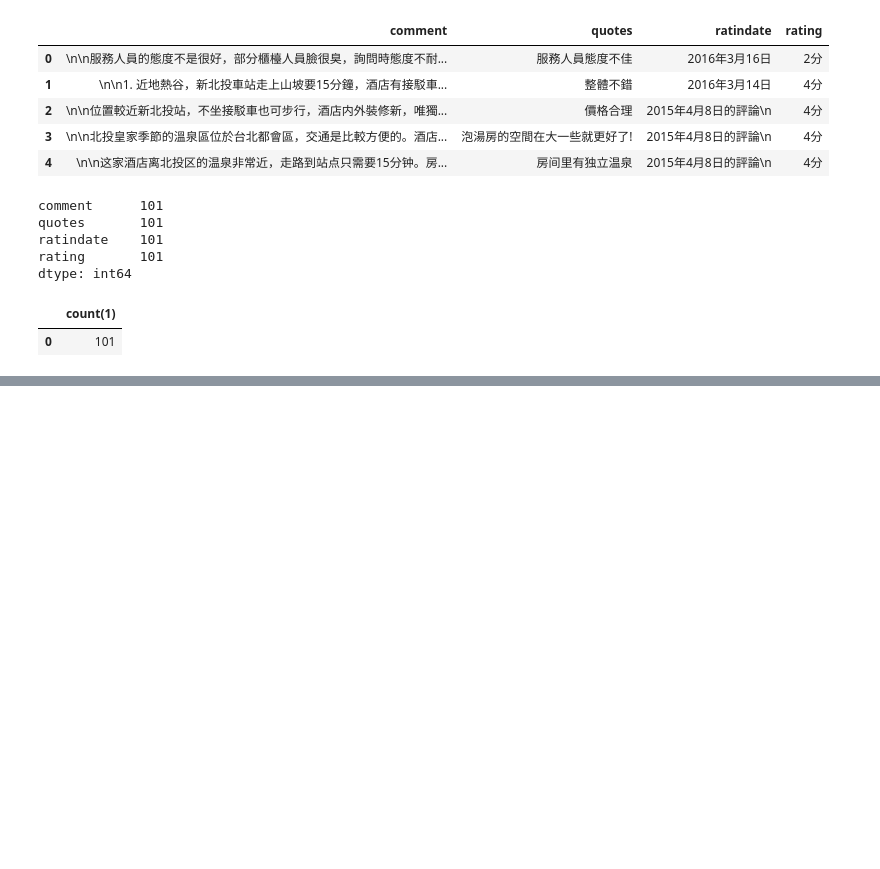
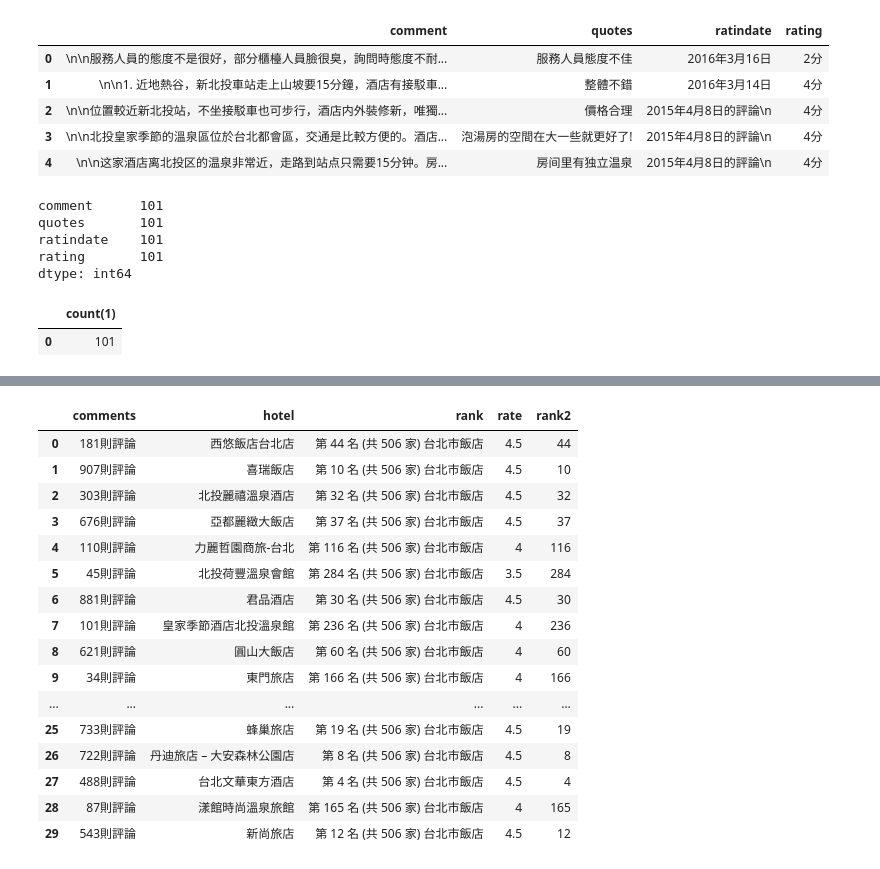
Before and after one commit to bcc2xp/pytravel, a Jupyter notebook: Lab1.ipynb, the cells around one changed output, grey strips where cells are left out. Drawn from its saved outputs; the diff is of its cells as text; code cells hidden in the pictures; blank space fills up the shorter version.

```diff
--- a/Lab1.ipynb
+++ b/Lab1.ipynb
@@ -357,0 +340,2 @@ df
+# %%
+df['rate'] =df['rate'].map(lambda x: x.rstrip('分'.decode('utf-8')))
@@ -357,0 +351,22 @@ df
+# %%
+df['rank2'] =df['rank'].str.extract(r'第 (\d+) 名 \(共 (\d+) 家\) 台北市飯店'.decode('utf-8'))[0]
+# %%
+df
+# %% [output]
+|  | comments | hotel | rank | rate | rank2 |
+| 0 | 181則評論 | 西悠飯店台北店 | 第 44 名 (共 506 家) 台北市飯店 | 4.5 | 44 |
+| 1 | 907則評論 | 喜瑞飯店 | 第 10 名 (共 506 家) 台北市飯店 | 4.5 | 10 |
+| 2 | 303則評論 | 北投麗禧溫泉酒店 | 第 32 名 (共 506 家) 台北市飯店 | 4.5 | 32 |
+| 3 | 676則評論 | 亞都麗緻大飯店 | 第 37 名 (共 506 家) 台北市飯店 | 4.5 | 37 |
+| 4 | 110則評論 | 力麗哲園商旅-台北 | 第 116 名 (共 506 家) 台北市飯店 | 4 | 116 |
+| 5 | 45則評論 | 北投荷豐溫泉會館 | 第 284 名 (共 506 家) 台北市飯店 | 3.5 | 284 |
+| 6 | 881則評論 | 君品酒店 | 第 30 名 (共 506 家) 台北市飯店 | 4.5 | 30 |
+| 7 | 101則評論 | 皇家季節酒店北投溫泉館 | 第 236 名 (共 506 家) 台北市飯店 | 4 | 236 |
+| 8 | 621則評論 | 圓山大飯店 | 第 60 名 (共 506 家) 台北市飯店 | 4 | 60 |
+| 9 | 34則評論 | 東門旅店 | 第 166 名 (共 506 家) 台北市飯店 | 4 | 166 |
+| ... | ... | ... | ... | ... | ... |
+| 25 | 733則評論 | 蜂巢旅店 | 第 19 名 (共 506 家) 台北市飯店 | 4.5 | 19 |
+| 26 | 722則評論 | 丹迪旅店 – 大安森林公園店 | 第 8 名 (共 506 家) 台北市飯店 | 4.5 | 8 |
+| 27 | 488則評論 | 台北文華東方酒店 | 第 4 名 (共 506 家) 台北市飯店 | 4.5 | 4 |
+| 28 | 87則評論 | 漾館時尚溫泉旅館 | 第 165 名 (共 506 家) 台北市飯店 | 4 | 165 |
+| 29 | 543則評論 | 新尚旅店 | 第 12 名 (共 506 家) 台北市飯店 | 4.5 | 12 |
```
Also changed, not shown: parts of 7 cells of this notebook.
